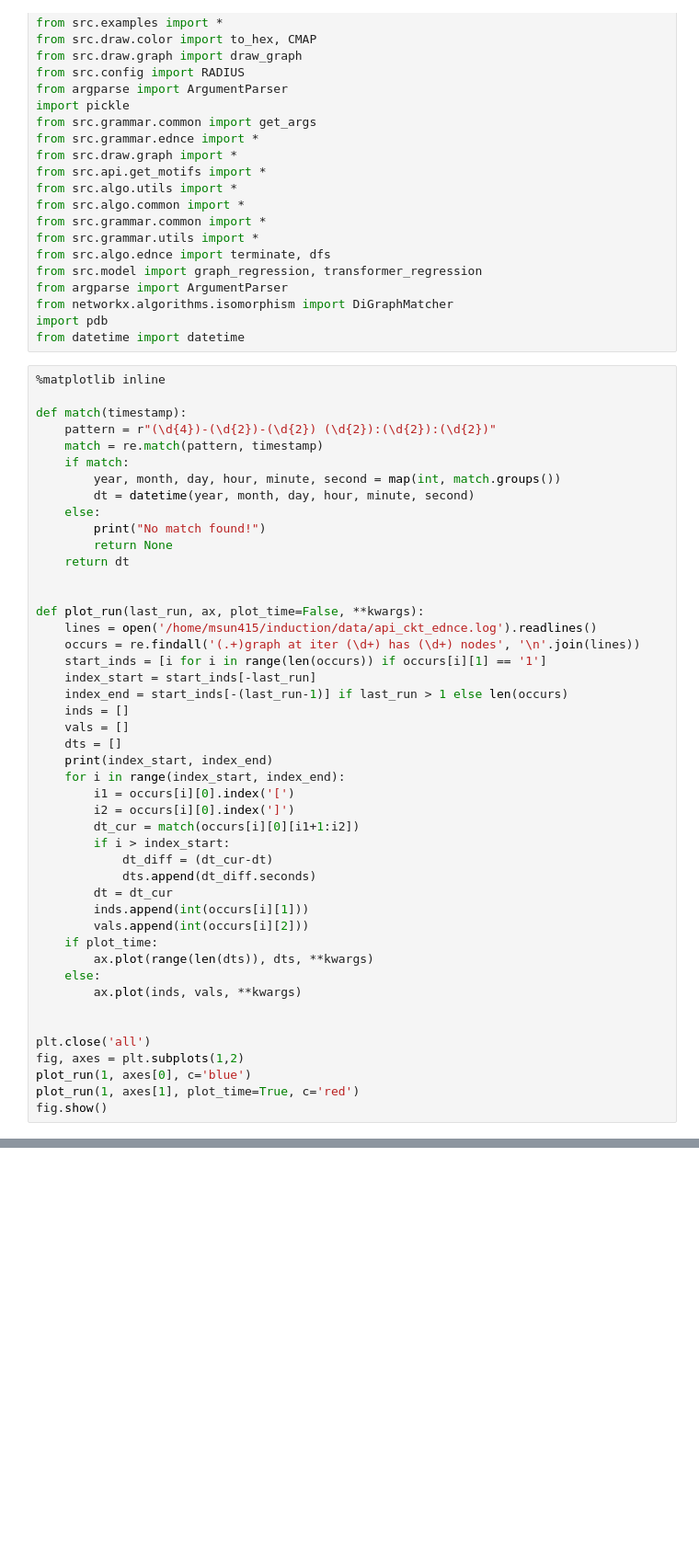
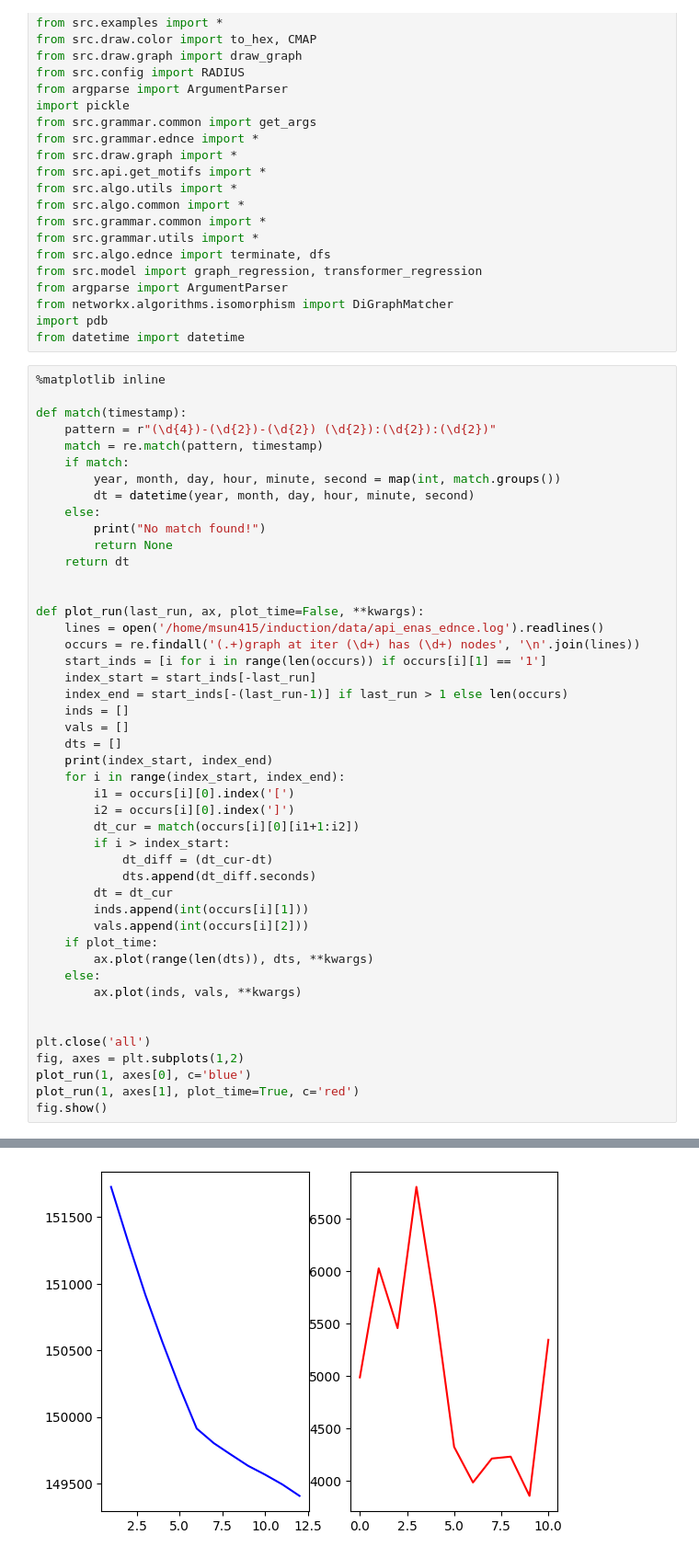
Before and after one commit to shiningsunnyday/induction, a Jupyter notebook: notebooks/playground-summary.ipynb, the cells around one changed output, grey strips where cells are left out. Shown: that part at 92% size. Saved outputs shown, nothing was run; the diff lists cells and outputs as text; blank space fills up the shorter version.

```diff
--- a/notebooks/playground-summary.ipynb
+++ b/notebooks/playground-summary.ipynb
@@ -41,7 +41,7 @@ def match(timestamp):
 
 
 def plot_run(last_run, ax, plot_time=False, **kwargs):
-    lines = open('/home/msun415/induction/data/api_ckt_ednce.log').readlines()
+    lines = open('/home/msun415/induction/data/api_enas_ednce.log').readlines()
     occurs = re.findall('(.+)graph at iter (\d+) has (\d+) nodes', '\n'.join(lines))
     start_inds = [i for i in range(len(occurs)) if occurs[i][1] == '1']
     index_start = start_inds[-last_run]
@@ -71,3 +71,4 @@ fig, axes = plt.subplots(1,2)
 plot_run(1, axes[0], c='blue')
 plot_run(1, axes[1], plot_time=True, c='red')
 fig.show()
+# %% [output]
@@ -73,0 +77 @@ fig.show()
+[figure, added]
```
Also changed, not shown: parts of 1 cell of this notebook, 7 other files.
